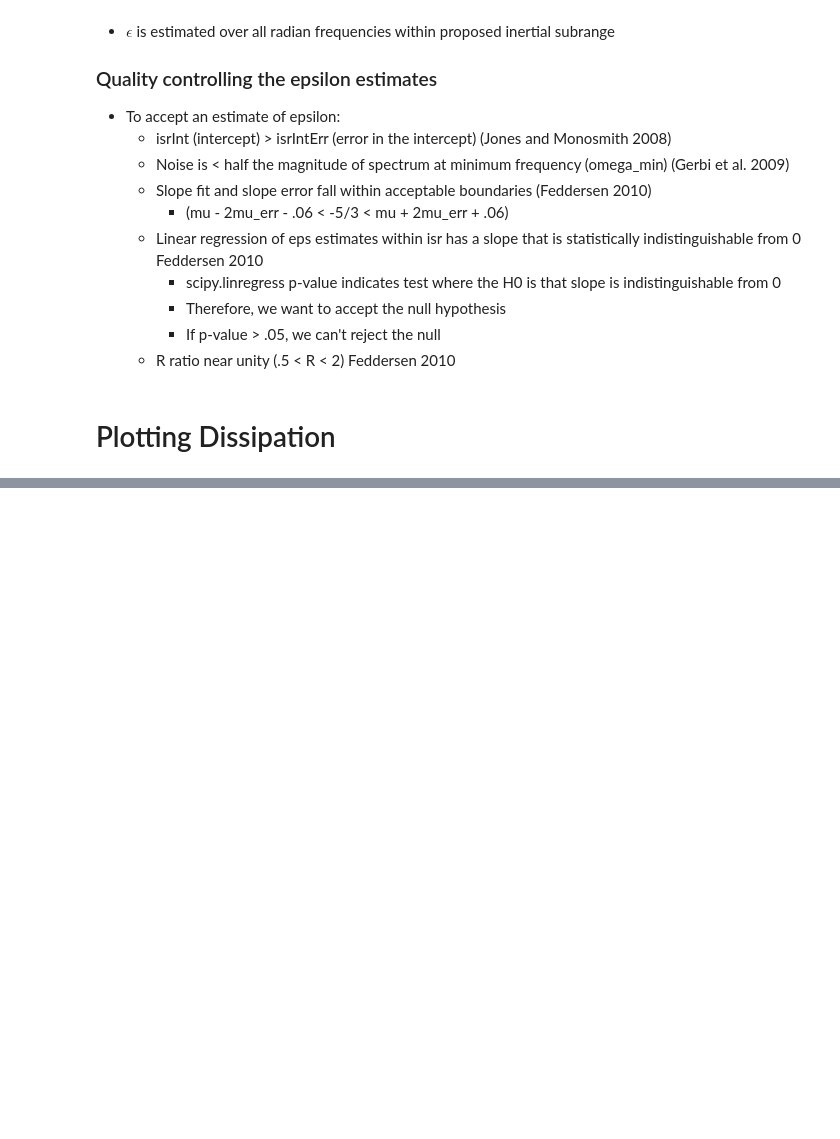
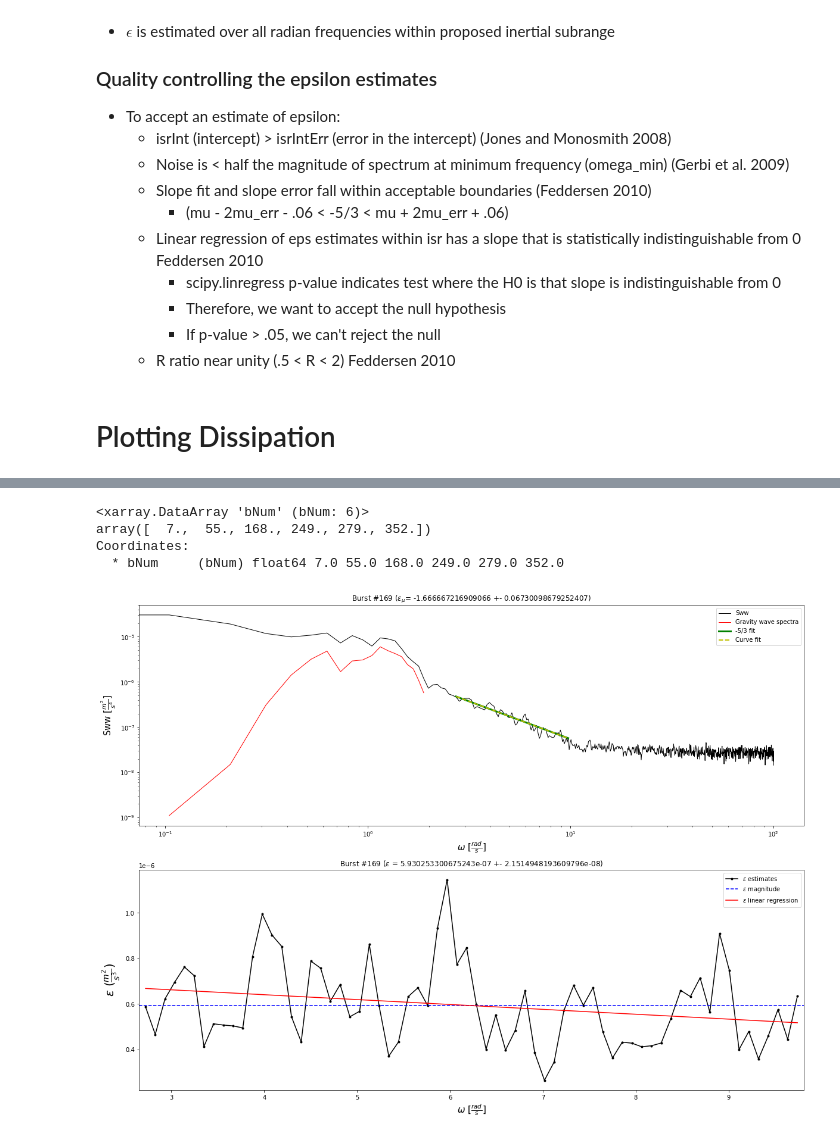
Before and after one commit to lagrady/Kelp-Forest-Hydrodynamics, a Jupyter notebook: notebooks/Turbulent_dissipation.ipynb, the cells around one changed output, grey strips where cells are left out. Saved outputs shown, nothing was run; the diff lists cells and outputs as text; code cells hidden in the pictures; blank space fills up the shorter version.

```diff
--- a/notebooks/Turbulent_dissipation.ipynb
+++ b/notebooks/Turbulent_dissipation.ipynb
@@ -518,0 +215,7 @@ plt.legend(['Sww','Fitted slope'], loc = 'upper right')
+# %%
+eps2IntAvg.bNum.where(eps2IntAvg.eps >= 7e-7, drop=True)
+# %% [output]
+<xarray.DataArray 'bNum' (bNum: 6)>
+array([  7.,  55., 168., 249., 279., 352.])
+Coordinates:
+  * bNum     (bNum) float64 7.0 55.0 168.0 249.0 279.0 352.0
@@ -518,0 +226,4 @@ plt.legend(['Sww','Fitted slope'], loc = 'upper right')
+# %%
+vt.epsSpectraPlotter(eps2IntAvg, 169)
+# %% [output]
+[figure, added]
```
Also changed, not shown: parts of 37 cells of this notebook, 5 other files.
